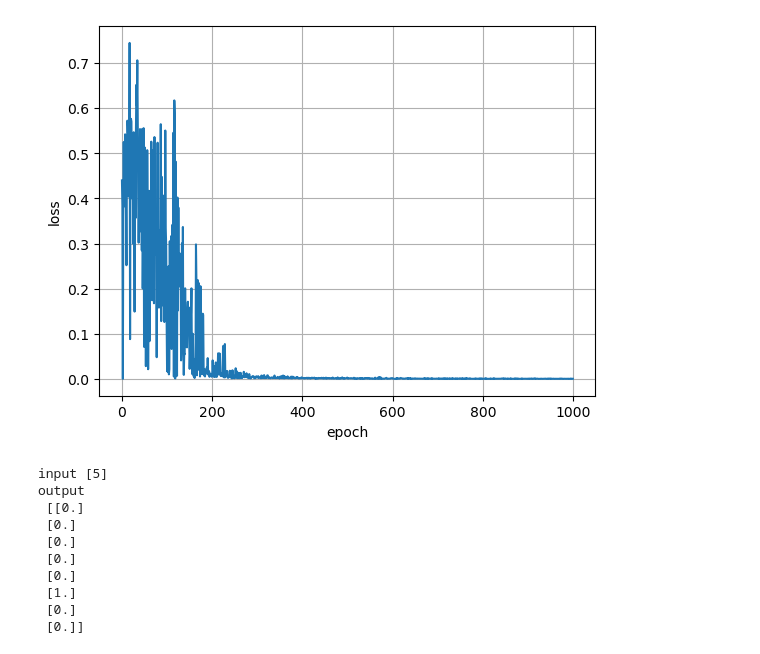
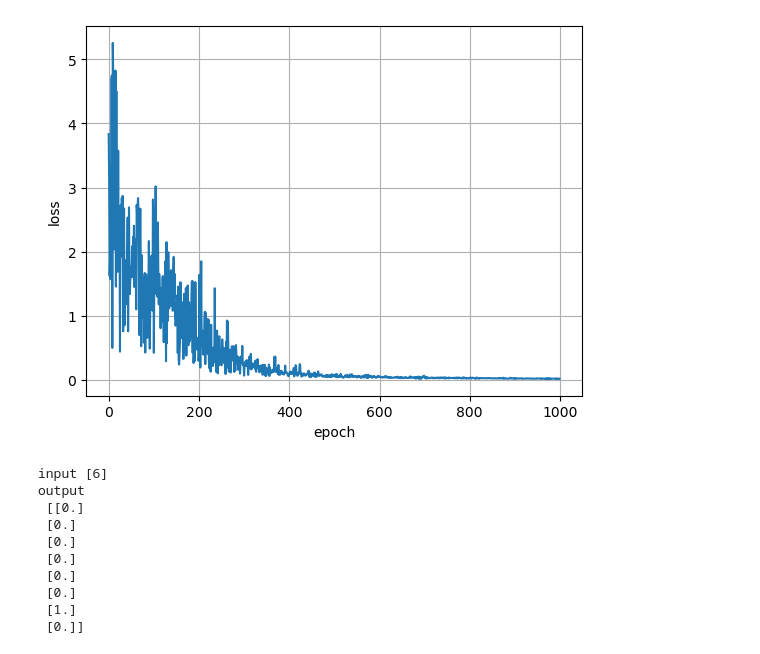
Before and after one commit to kouhei1970/neural_network_exercise, a Jupyter notebook: neural_network.ipynb, the cells around one changed output. Drawn from its saved outputs; the diff is of its cells as text; code cells hidden in the pictures.

```diff
--- a/neural_network.ipynb
+++ b/neural_network.ipynb
@@ -23,7 +23,8 @@ def softmax(a):
     return y
 
 def loss_function(y,t):
-    return sum(0.5*(y-t)**2)
+    #return sum(0.5*(y-t)**2)
+    return -np.sum(t*np.log(y))
 
 def forward(network, x):
     W1 = network[0]
@@ -54,12 +55,33 @@ def make_input():
 def numerical_deff(y1,y2,h):
     return (y2-y1)/2/h
 
+def calc_grad(network):
+    index=0
+    for W in network:
+        network1 = copy(network)
+        raw, col = np.shape(W)
+        grad=np.zeros([raw, col])
+        for m in range(raw):
+            for n in range(col):
+                #W1 = network[0]
+                Wn = np.copy(W)
+                Wn[m,n] = W[m,n] - h
+                network1 = [W1n,W2,b1,b2]
+                out1 = forward(network1, x)
+                loss1 = loss_function(out1, teach)
+                W1n[m,n] = W1[m,n] + h
+                network1 = [W1n,W2,b1,b2]
+                out2 = forward(network1, x)
+                loss2 = loss_function(out2, teach)
+                #print(loss2,loss1)
+                grad1[m, n] = numerical_deff(loss1, loss2, h)
+        index+=1
 
 COUNT=[]
 LOSS=[]
 
 h=1e-6;
-rho = 0.7
+rho = 0.1
 
 #学習
 for i in range(1000):
@@ -71,15 +93,16 @@ for i in range(1000):
 
     #数値偏微分
     grad1=np.zeros([M1, Nin])
-    for m in range(M1):
-        for n in range(Nin):
+    raw, col = np.shape(W1)
+    for m in range(raw):
+        for n in range(col):
             W1 = network[0]
             W1n = np.copy(W1)
             W1n[m,n] = W1[m,n] - h
             network1 = [W1n,W2,b1,b2]
             out1 = forward(network1, x)
             loss1 = loss_function(out1, teach)
-            W1n[m,n] = W1n[m,n] + 2*h
+            W1n[m,n] = W1[m,n] + h
             network1 = [W1n,W2,b1,b2]
             out2 = forward(network1, x)
             loss2 = loss_function(out2, teach)
@@ -127,34 +150,34 @@ for i in range(1000):
             network1 = [W1,W2,b1,b2n]
             out1 = forward(network1, x)
             loss1 = loss_function(out1, teach)
             b2n[m,n] = b2n[m,n] + 2*h
             network1 = [W1,W2,b1,b2n]
             out2 = forward(network1, x)
             loss2 = loss_function(out2, teach)
             #print(loss2,loss1)
             grad4[m, n] = numerical_deff(loss1, loss2, h)
 
     #重み更新
     W1 = W1 - rho*grad1
     W2 = W2 - rho*grad2
     b1 = b1 - rho*grad3
     b2 = b2 - rho*grad4
 
 
     x, teach = make_input()
     network = [W1,W2,b1,b2]
     out = forward(network, x)
     loss = loss_function(out, teach)
     COUNT.append(i)
     LOSS.append(loss)
 
 plt.plot(COUNT, LOSS)
 plt.xlabel("epoch")
 plt.ylabel("loss")
 plt.grid()
 plt.show()
 # %% [output]
-[figure, old version]
+[figure, new version]
 # %%
 #学習後のニューラルネットで確認
 x, teach = make_input()
@@ -164,13 +187,13 @@ out = forward(network, x)
 print("input", x[2]+x[1]*2+x[0]*4)
 print("output\n", np.round(out))
 # %% [output]
-input [5]
+input [6]
 output
  [[0.]
  [0.]
  [0.]
  [0.]
  [0.]
+ [0.]
  [1.]
- [0.]
  [0.]]
```
Also changed, not shown: parts of 11 cells of this notebook.
